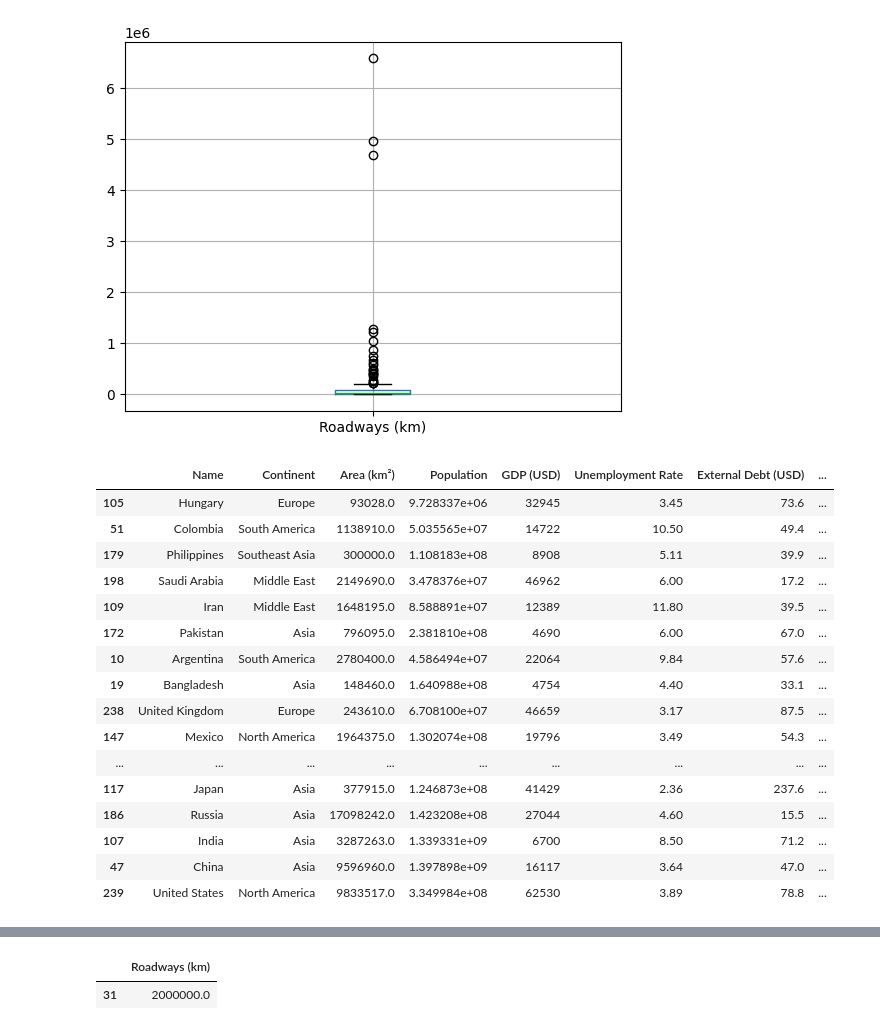
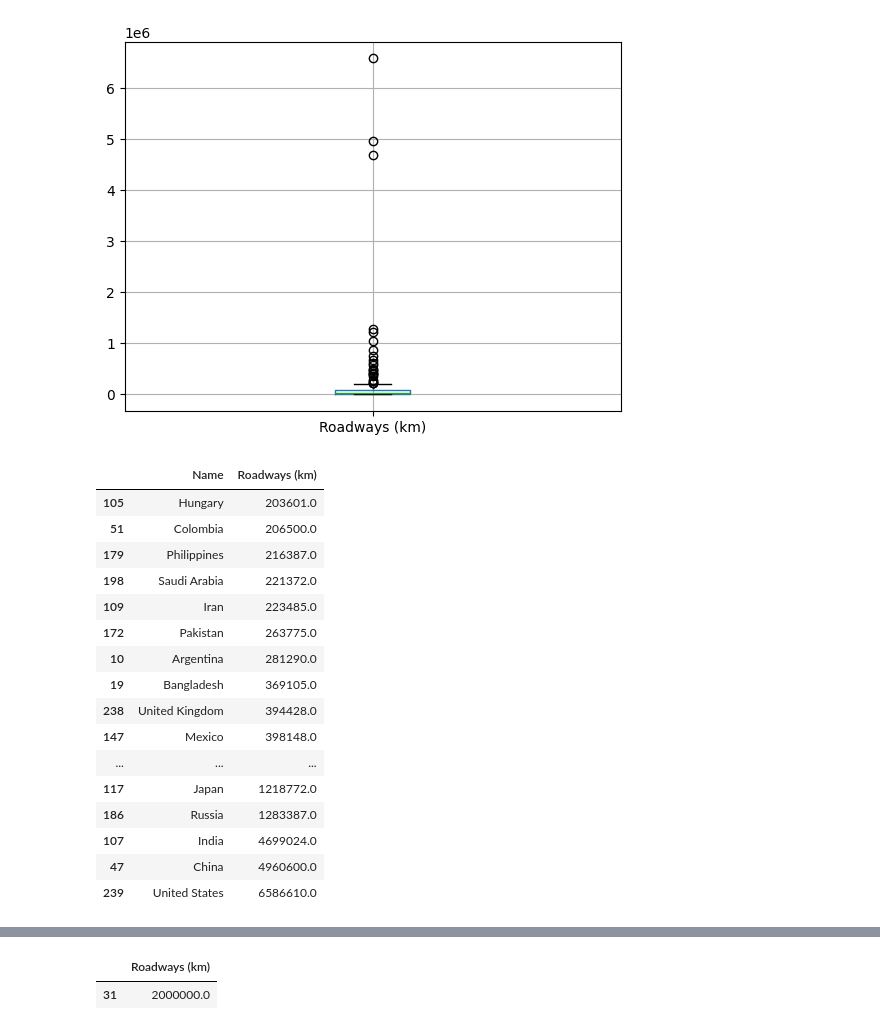
Before and after one commit to dui-luis-alberto-37/sklearn_cross_vall, a Jupyter notebook: Proyecto2_LuisAlbertoGarciaOrozco.ipynb, the cells around one changed output, grey strips where cells are left out. Saved outputs shown, nothing was run; the diff lists cells and outputs as text; code cells hidden in the pictures.

```diff
--- a/Proyecto2_LuisAlbertoGarciaOrozco.ipynb
+++ b/Proyecto2_LuisAlbertoGarciaOrozco.ipynb
@@ -130,3 +121,0 @@ df[df[col] == 'European Union']
-# %%
-df = df.drop(77)
-df[df[col] == 'European Union']
@@ -214,5 +219,0 @@ df.loc[[164, 45],[col]]
-# %%
-col = 'Population'
-df[col] = df[col].astype('float64')
-df.loc[:,[col]].boxplot()
-plt.show()
@@ -265,4 +233,0 @@ Name: 238, dtype: object
-# %%
-col = 'Unemployment Rate'
-df.loc[:,[col]].boxplot()
-plt.show()
@@ -304,0 +234,4 @@ df[df[col] <= 23].sort_values(col).head(10)
+# %%
+df[col] = df[col].astype('int')
+df.loc[:,[col]].boxplot()
+plt.show()
@@ -512,23 +345,23 @@ plt.show()
 # %% [output]
 [figure]
 # %%
-df[df[col] > 0.2e6].sort_values(col)
+df[df[col] > 0.2e6].sort_values(col).loc[:,['Name',col]]
 # %% [output]
-|  | Name | Continent | Area (km²) | Population | GDP (USD) | Unemployment Rate | External Debt (USD) | ... |
-| 105 | Hungary | Europe | 93028.0 | 9.728337e+06 | 32945 | 3.45 | 73.6 | ... |
-| 51 | Colombia | South America | 1138910.0 | 5.035565e+07 | 14722 | 10.50 | 49.4 | ... |
-| 179 | Philippines | Southeast Asia | 300000.0 | 1.108183e+08 | 8908 | 5.11 | 39.9 | ... |
-| 198 | Saudi Arabia | Middle East | 2149690.0 | 3.478376e+07 | 46962 | 6.00 | 17.2 | ... |
-| 109 | Iran | Middle East | 1648195.0 | 8.588891e+07 | 12389 | 11.80 | 39.5 | ... |
-| 172 | Pakistan | Asia | 796095.0 | 2.381810e+08 | 4690 | 6.00 | 67.0 | ... |
-| 10 | Argentina | South America | 2780400.0 | 4.586494e+07 | 22064 | 9.84 | 57.6 | ... |
-| 19 | Bangladesh | Asia | 148460.0 | 1.640988e+08 | 4754 | 4.40 | 33.1 | ... |
-| 238 | United Kingdom | Europe | 243610.0 | 6.708100e+07 | 46659 | 3.17 | 87.5 | ... |
-| 147 | Mexico | North America | 1964375.0 | 1.302074e+08 | 19796 | 3.49 | 54.3 | ... |
-| ... | ... | ... | ... | ... | ... | ... | ... | ... |
-| 117 | Japan | Asia | 377915.0 | 1.246873e+08 | 41429 | 2.36 | 237.6 | ... |
-| 186 | Russia | Asia | 17098242.0 | 1.423208e+08 | 27044 | 4.60 | 15.5 | ... |
-| 107 | India | Asia | 3287263.0 | 1.339331e+09 | 6700 | 8.50 | 71.2 | ... |
-| 47 | China | Asia | 9596960.0 | 1.397898e+09 | 16117 | 3.64 | 47.0 | ... |
-| 239 | United States | North America | 9833517.0 | 3.349984e+08 | 62530 | 3.89 | 78.8 | ... |
+|  | Name | Roadways (km) |
+| 105 | Hungary | 203601.0 |
+| 51 | Colombia | 206500.0 |
+| 179 | Philippines | 216387.0 |
+| 198 | Saudi Arabia | 221372.0 |
+| 109 | Iran | 223485.0 |
+| 172 | Pakistan | 263775.0 |
+| 10 | Argentina | 281290.0 |
+| 19 | Bangladesh | 369105.0 |
+| 238 | United Kingdom | 394428.0 |
+| 147 | Mexico | 398148.0 |
+| ... | ... | ... |
+| 117 | Japan | 1218772.0 |
+| 186 | Russia | 1283387.0 |
+| 107 | India | 4699024.0 |
+| 47 | China | 4960600.0 |
+| 239 | United States | 6586610.0 |
 # %%
```
Also changed, not shown: parts of 81 cells of this notebook.
